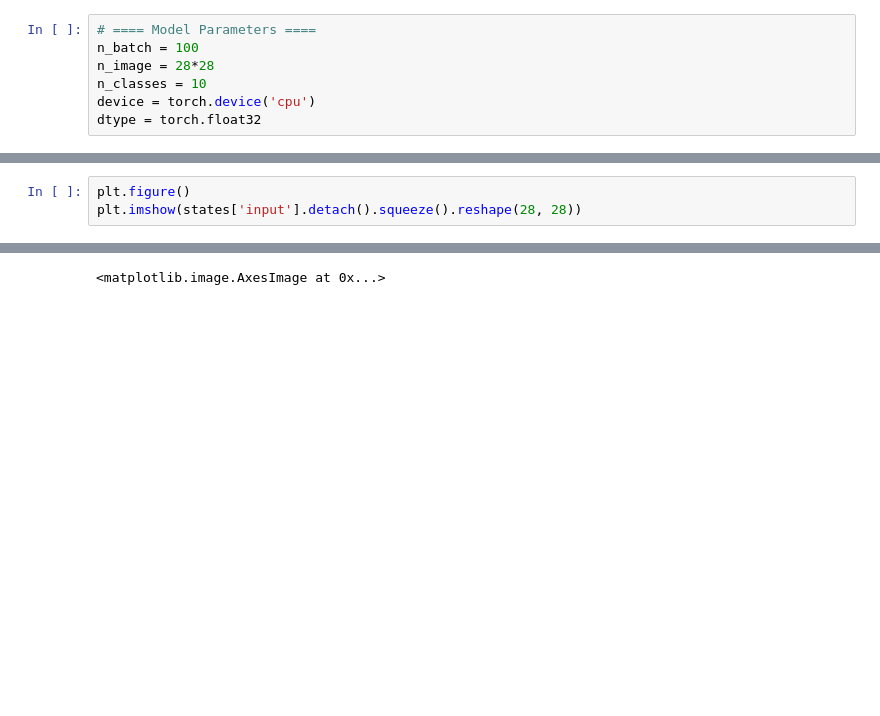
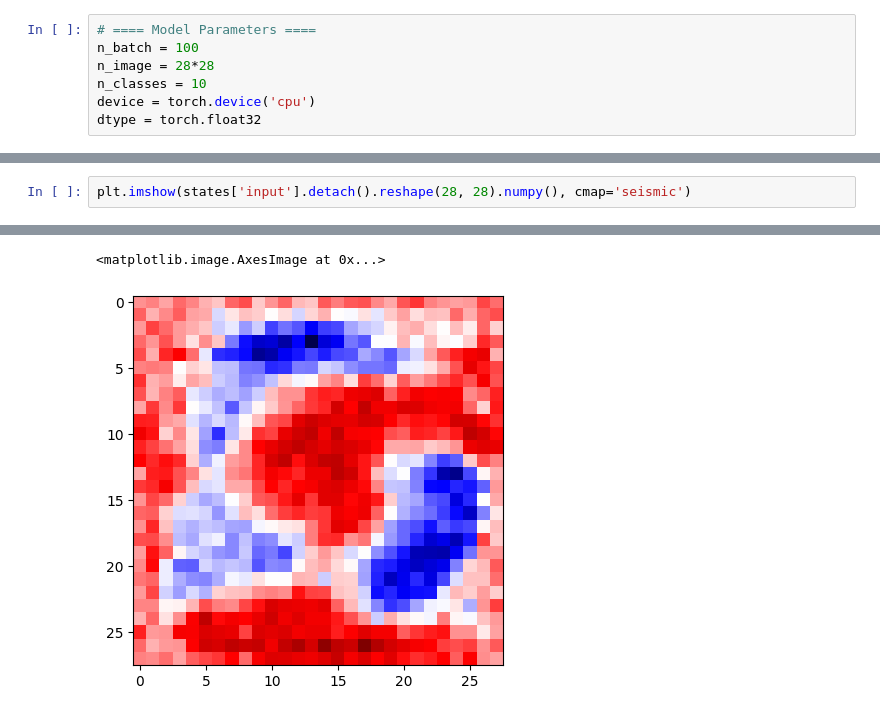
Before and after one commit to thomasjgrady/torch-ham, a Jupyter notebook: mnist.ipynb, the cells around one changed output, grey strips where cells are left out. Drawn from its saved outputs; the diff is of its cells as text; blank space fills up the shorter version.

```diff
--- a/mnist.ipynb
+++ b/mnist.ipynb
@@ -150,4 +131,3 @@ for t in range(100):
 # %%
-plt.figure()
-plt.imshow(states['input'].detach().squeeze().reshape(28, 28))
+plt.imshow(states['input'].detach().reshape(28, 28).numpy(), cmap='seismic')
 # %% [output]
@@ -156 +134,2 @@ plt.imshow(states['input'].detach().squeeze().reshape(28, 28))
 <matplotlib.image.AxesImage at 0x...>
+[figure, added]
```
Also changed, not shown: parts of 13 cells of this notebook, 3 other files.
